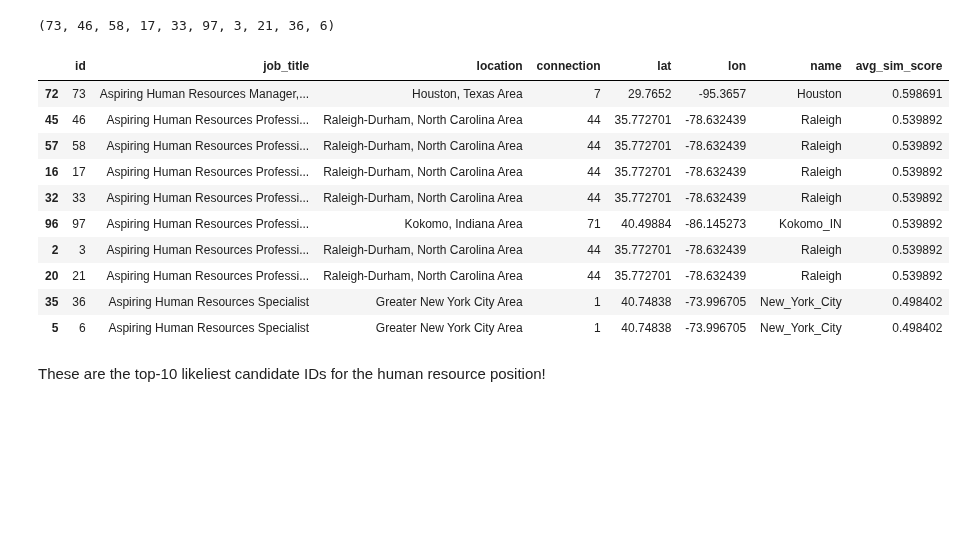
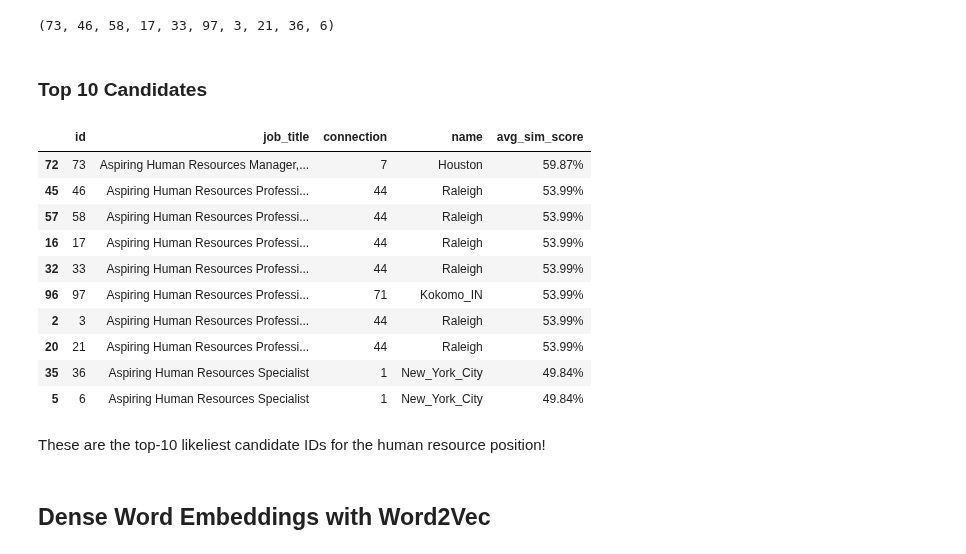
Before and after one commit to sralter/potential_talents, a Jupyter notebook: potential_talents.ipynb, the cells around one changed output. Saved outputs shown, nothing was run; the diff lists cells and outputs as text; code cells hidden in the pictures; blank space fills up the shorter version.

```diff
--- a/potential_talents.ipynb
+++ b/potential_talents.ipynb
@@ -946,8 +985,9 @@ As the company updates their search term csv, we will upload a fresh file by run
 # %%
-search_dict=pd.read_csv('search_terms.csv')
+search_dict=pd.read_parquet('search_terms.parquet')
 
 search_term_df=pd.DataFrame.from_dict(search_dict)
 
+# view the search term file
 search_term_df
 # %% [output]
 |  | term |
@@ -1009,27 +1084,38 @@ top10_candidates=tuple(closest_candidates.head(10)['candidate'])
 top10_candidates
 # %% [output]
 (73, 46, 58, 17, 33, 97, 3, 21, 36, 6)
+# %% [markdown]
+### Top 10 Candidates
 # %%
-# add avg sim score to df
-df = df.join(max_sim['avg'])
-# rename column
-df.rename(columns={'avg':'avg_sim_score'},inplace=True)
+if 'avg_sim_score' not in df.columns: # flow control to prevent double columns
+    # add avg sim score to df
+    df = df.join(max_sim['avg'])
 
-# order by sim score (using candidates id from a previous cell)
-df['id'] = pd.Categorical(df['id'], categories=closest_candidates['candidate'], ordered = True)
-sorted_df = df.sort_values('id')
-sorted_df.head(10)
+    # rename column
+    df.rename(columns={'avg':'avg_sim_score'},inplace=True)
+
+    # make it look nice
+    df_= df.copy()
+    df_['avg_sim_score'] = (df_['avg_sim_score'] * 100).round(2).astype(str) + '%'
+
+    # order by sim score (using candidates id from a previous cell)
+    df_['id'] = pd.Categorical(df_['id'], categories=closest_candidates['candidate'], ordered = True)
+    sorted_df_hero = df_.sort_values('id')
+
+sorted_df_hero[['id','job_title','connection','name','avg_sim_score']].head(10)
 # %% [output]
-|  | id | job_title | location | connection | lat | lon | name | avg_sim_score |
-| 72 | 73 | Aspiring Human Resources Manager,... | Houston, Texas Area | 7 | 29.7652 | -95.3657 | Houston | 0.598691 |
-| 45 | 46 | Aspiring Human Resources Professi... | Raleigh-Durham, North Carolina Area | 44 | 35.772701 | -78.632439 | Raleigh | 0.539892 |
-| 57 | 58 | Aspiring Human Resources Professi... | Raleigh-Durham, North Carolina Area | 44 | 35.772701 | -78.632439 | Raleigh | 0.539892 |
-| 16 | 17 | Aspiring Human Resources Professi... | Raleigh-Durham, North Carolina Area | 44 | 35.772701 | -78.632439 | Raleigh | 0.539892 |
-| 32 | 33 | Aspiring Human Resources Professi... | Raleigh-Durham, North Carolina Area | 44 | 35.772701 | -78.632439 | Raleigh | 0.539892 |
-| 96 | 97 | Aspiring Human Resources Professi... | Kokomo, Indiana Area | 71 | 40.49884 | -86.145273 | Kokomo_IN | 0.539892 |
-| 2 | 3 | Aspiring Human Resources Professi... | Raleigh-Durham, North Carolina Area | 44 | 35.772701 | -78.632439 | Raleigh | 0.539892 |
-| 20 | 21 | Aspiring Human Resources Professi... | Raleigh-Durham, North Carolina Area | 44 | 35.772701 | -78.632439 | Raleigh | 0.539892 |
-| 35 | 36 | Aspiring Human Resources Specialist | Greater New York City Area | 1 | 40.74838 | -73.996705 | New_York_City | 0.498402 |
-| 5 | 6 | Aspiring Human Resources Specialist | Greater New York City Area | 1 | 40.74838 | -73.996705 | New_York_City | 0.498402 |
+|  | id | job_title | connection | name | avg_sim_score |
+| 72 | 73 | Aspiring Human Resources Manager,... | 7 | Houston | 59.87% |
+| 45 | 46 | Aspiring Human Resources Professi... | 44 | Raleigh | 53.99% |
+| 57 | 58 | Aspiring Human Resources Professi... | 44 | Raleigh | 53.99% |
+| 16 | 17 | Aspiring Human Resources Professi... | 44 | Raleigh | 53.99% |
+| 32 | 33 | Aspiring Human Resources Professi... | 44 | Raleigh | 53.99% |
+| 96 | 97 | Aspiring Human Resources Professi... | 71 | Kokomo_IN | 53.99% |
+| 2 | 3 | Aspiring Human Resources Professi... | 44 | Raleigh | 53.99% |
+| 20 | 21 | Aspiring Human Resources Professi... | 44 | Raleigh | 53.99% |
+| 35 | 36 | Aspiring Human Resources Specialist | 1 | New_York_City | 49.84% |
+| 5 | 6 | Aspiring Human Resources Specialist | 1 | New_York_City | 49.84% |
 # %% [markdown]
 These are the top-10 likeliest candidate IDs for the human resource position!
+# %% [markdown]
+## Dense Word Embeddings with Word2Vec
```
Also changed, not shown: parts of 22 cells of this notebook, 12 other files.
